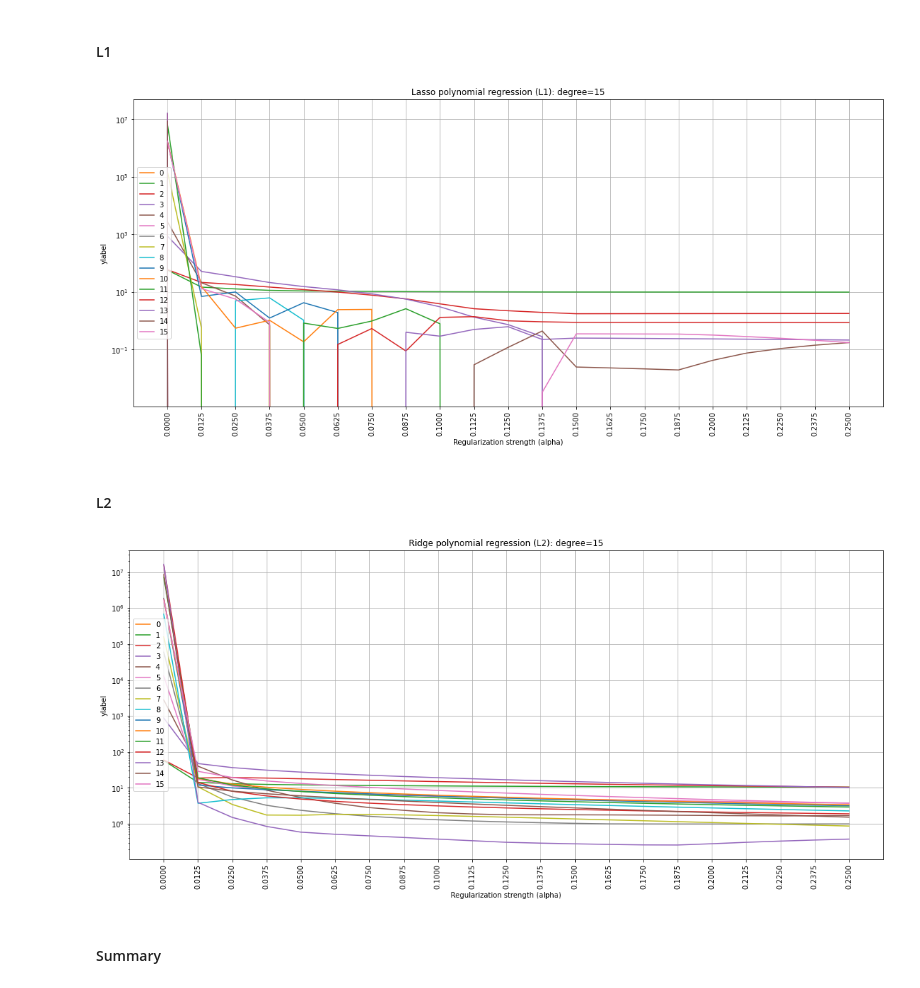
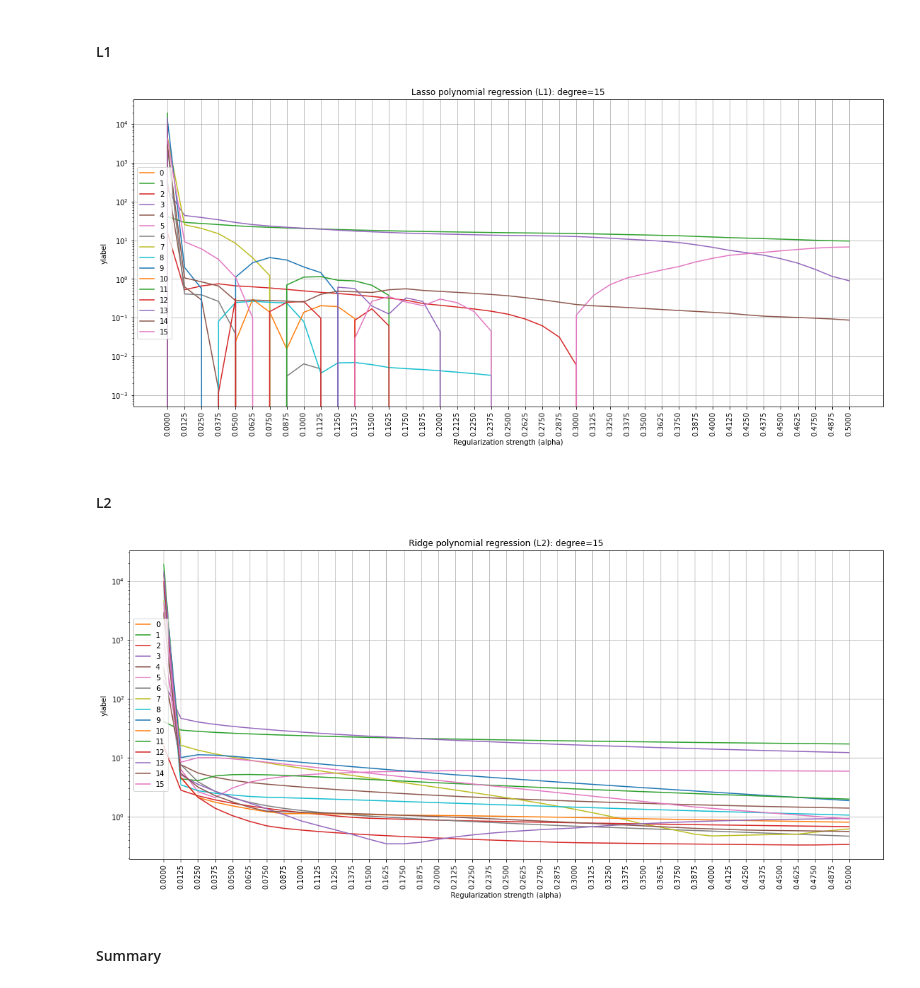
Before and after one commit to YakovGrischenko/rss-ml-intro, a Jupyter notebook: 3_overfitting_regularization/overfitting_regularization.ipynb, the cells around one changed output. Cells and saved outputs as stored; diff of their text form; code cells hidden in the pictures.

```diff
--- a/3_overfitting_regularization/overfitting_regularization.ipynb
+++ b/3_overfitting_regularization/overfitting_regularization.ipynb
@@ -24,7 +24,7 @@ set_config(display='diagram')
 ## Settings
 # %%
 SEED = 42
-RANGE = (-5, 15)
+RANGE = (-5, 5)
 N_SAMPLES = 50
 DEGREES = np.linspace(0, 15, 1 + 15, dtype=int)
 ALPHAS = np.linspace(0, 0.5, 1 + 40)
@@ -148,6 +148,6 @@ plot_fit(make_model(degree=2).fit(X_train, y_train))
 # %% [markdown]
 We can investigate the shape of the fitted curve for different values of `degree`:
 # %%
-for degree in [0, 1, 2, 3, 4, 5, 10, 15, 20, 50, 100]:
+for degree in [0, 1, 2, 3, 4, 5, 10, 15, 20, 50]:
     plot_fit(make_model(degree).fit(X_train, y_train))
 # %% [output]
@@ -381,11 +380,11 @@ def plot_fitting_graph_ex(x, metric_train, metric_valid, metr_list, xlabel, ylab
 
 
 
-ALPHAS_MIN = np.linspace(0, 0.25, 1 + 20)
+#ALPHAS_MIN = np.linspace(0, 0.25, 1 + 20)
 
 
 def plot_HW_graph(penalty_type, graph_name):
-    CUR_AL = ALPHAS_MIN
+    CUR_AL = ALPHAS
     draw_coef_count = 16
     avg_coef_big = [[] for y in range(draw_coef_count)]
 
@@ -395,41 +394,41 @@ def plot_HW_graph(penalty_type, graph_name):
     for alpha in CUR_AL:
         results = cross_validate(make_model(degree=15, penalty=penalty_type, alpha=alpha),
                                  X, y, cv=5,
                                  return_train_score=True, return_estimator=True,
                                  scoring='neg_root_mean_squared_error')
         rmse_train.append(-np.mean(results['train_score']))
         rmse_valid.append(-np.mean(results['test_score']))
 
 
 
         for i in range(draw_coef_count):
             avg_coef_big[i].append(
             # average over CV folds
             np.mean([
                 # mean absolute value of weights
                 np.abs(model['reg'].coef_[i])
                 for model in results['estimator']
             ]))
 
 
 
 
 
 
     plot_fitting_graph_ex(CUR_AL, rmse_train, rmse_valid, avg_coef_big,
                        xlabel='Regularization strength (alpha)', ylabel='ylabel',
                        title=graph_name+': degree=15')
 
 plot_HW_graph('L1', 'Lasso polynomial regression (L1)')
 # %% [output]
-[figure, old version]
+[figure, new version]
 # %% [markdown]
 #### L2
 # %%
 ## your code
 plot_HW_graph('L2', 'Ridge polynomial regression (L2)')
 # %% [output]
-[figure, old version]
+[figure, new version]
 # %% [markdown]
 #### Summary
 # %%
```
Also changed, not shown: parts of 13 cells of this notebook.
